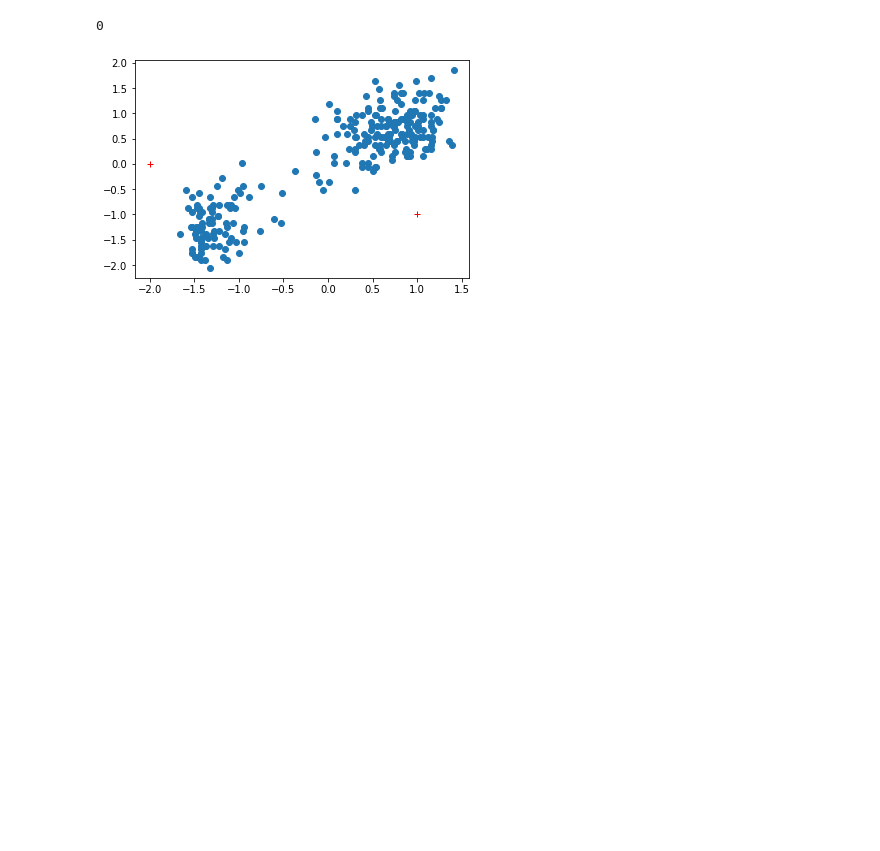
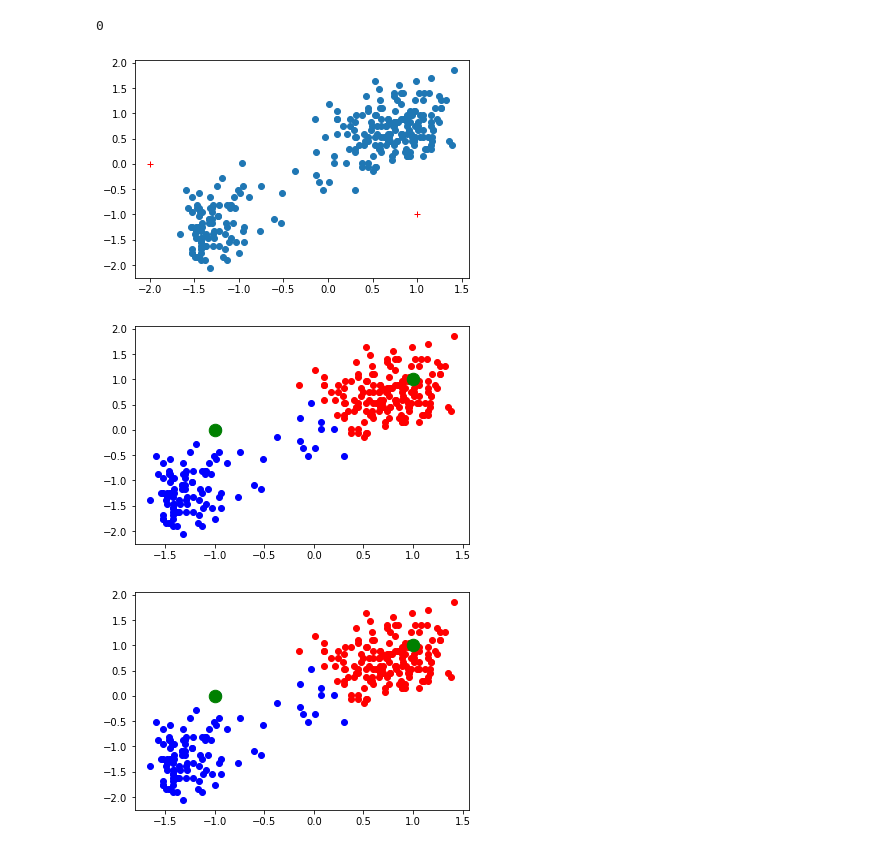
Before and after one commit to AnkitDimri/Machine-Learning, a Jupyter notebook: k-means clustering.ipynb, the cells around one changed output. Cells and saved outputs as stored; diff of their text form; code cells hidden in the pictures; blank space fills up the shorter version.

Commit message:
clustering completed

```diff
--- a/k-means clustering.ipynb
+++ b/k-means clustering.ipynb
@@ -64,0 +58,80 @@ for i in range (k):
+# %%
+k = 2
+
+mu = np.random.randint (-2, 2, size = (k, 2))
+
+# make clusters
+clusters = list ()
+for i in range (k):
+    clusters.append ([])
+for i in range (len (df_norm.values)):
+    min = distance (df_norm.values [i], mu [0])
+    clus = 0
+    for j in range (1, k):
+        if min > distance (df_norm.values [i], mu [j]):
+            min = distance (df_norm.values [i], mu [j])
+            clus = j
+
+    clusters [clus].append (df_norm.values [i])
+
+colors = ['red', 'blue']
+col = 0
+for i in range (len (clusters)):
+    for j in range (len (clusters [i])):
+        plt.scatter (clusters [i] [j] [0], clusters [i] [j] [1], color = colors [col])
+    col = col + 1
+
+for i in range (k):
+    plt.plot (mu [i] [0], mu [i] [1], 'g.', color = 'green', markersize = 25)
+
+plt.show ()
+
+new_mu = []
+for i in range (k):
+    new_mu.append ([np.mean (pd.DataFrame (clusters [i])) [0], np.mean (pd.DataFrame (clusters [i])) [1]])
+
+flag = 0
+for i in range (k):
+    if new_mu [i] [0] != mu [i] [0] or new_mu [i] [1] != mu [i] [1]:
+        flag = 1
+        break
+
+while flag:
+
+    clusters = list ()
+    for i in range (k):
+        clusters.append ([])
+    for i in range (len (df_norm.values)):
+        min = distance (df_norm.values [i], mu [0])
+        clus = 0
+        for j in range (1, k):
+            if min > distance (df_norm.values [i], mu [j]):
+                min = distance (df_norm.values [i], mu [j])
+                clus = j
+
+        clusters [clus].append (df_norm.values [i])
+
+    colors = ['red', 'blue']
+    col = 0
+    for i in range (len (clusters)):
+        for j in range (len (clusters [i])):
+            plt.scatter (clusters [i] [j] [0], clusters [i] [j] [1], color = colors [col])
+        col = col + 1
+
+    for i in range (k):
+        plt.plot (mu [i] [0], mu [i] [1], 'g.', color = 'green', markersize = 25)
+
+    plt.show ()
+
+    new_mu = []
+    for i in range (k):
+        new_mu.append ([np.mean (pd.DataFrame (clusters [i])) [0], np.mean (pd.DataFrame (clusters [i])) [1]])
+    flag = 0
+    for i in range (k):
+        if new_mu [i] [0] != mu [i] [0] or new_mu [i] [1] != mu [i] [1]:
+            flag = 1
+            break
+    mu = new_mu
+# %% [output]
+[figure, added]
+[figure, added]
```
Also changed, not shown: parts of 6 cells of this notebook.
